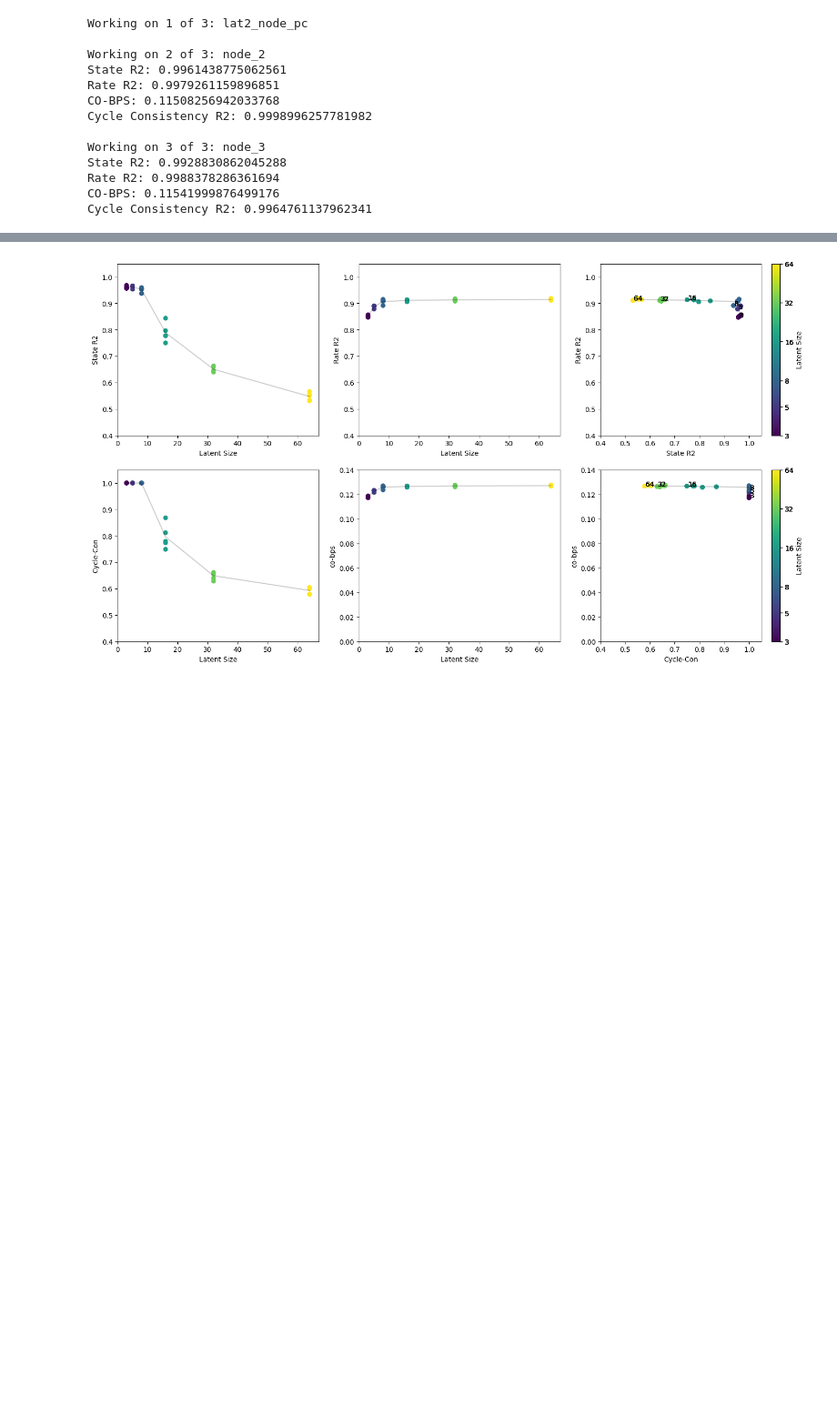
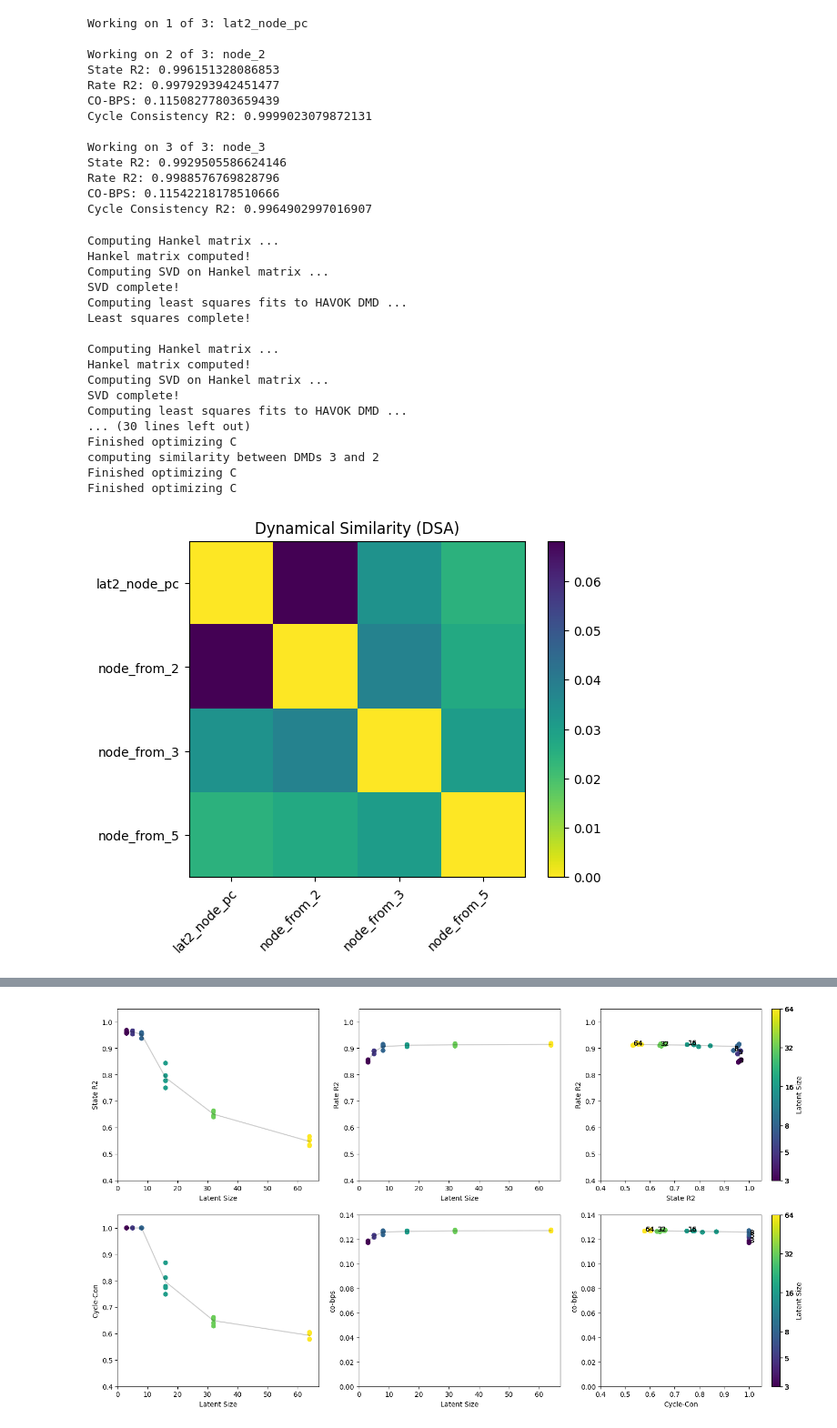
Before and after one commit to alejandradu/ComputationThruDynamicsBenchmark, a Jupyter notebook: examples/notebooks/PC_DD_TT_comparison.ipynb, the cells around one changed output, grey strips where cells are left out. Shown at 91% size. Saved outputs shown, nothing was run; the diff lists cells and outputs as text; code cells hidden in the pictures; blank space fills up the shorter version.

Commit message:
more DD rate26

```diff
--- a/examples/notebooks/PC_DD_TT_comparison.ipynb
+++ b/examples/notebooks/PC_DD_TT_comparison.ipynb
@@ -33,23 +43,25 @@ l5 = Analysis_TT(run_name = "lat5_node_pc", filepath= tt_path + tt_sweep + lat5
 dd_sweep = "tt_PClicks/20250325_NODE_on_PC_NODE_false/"
 
 # from lat2 sim
-dd_lat2 = ['prefix=20250323_PClicks_NODE_grid_latent_size=2_max_epochs=500_seed=0_lr=1.00E-03_weight_decay=1.00E-06_file_index=13',
-'prefix=20250323_PClicks_NODE_grid_latent_size=3_max_epochs=500_seed=0_lr=1.00E-03_weight_decay=1.00E-06_file_index=13']
+dd_lat2 = ['prefix=20250323_PClicks_NODE_grid_latent_size=2_max_epochs=500_seed=0_lr=1.00E-03_weight_decay=1.00E-06_file_index=13']#,
+# 'prefix=20250323_PClicks_NODE_grid_latent_size=3_max_epochs=500_seed=0_lr=1.00E-03_weight_decay=1.00E-06_file_index=13']
+
+# from lat3 sim
+dd_lat3 = ['prefix=20250323_PClicks_NODE_grid_latent_size=2_max_epochs=500_seed=0_lr=1.00E-03_weight_decay=1.00E-06_file_index=52']
+
+# form lat5 sim
+dd_lat5 = ['prefix=20250323_PClicks_NODE_grid_latent_size=2_max_epochs=500_seed=0_lr=1.00E-03_weight_decay=1.00E-06_file_index=66']
 
 comp_node_lat2 = Comparison(comparison_tag = "node_pc")
 comp_node_lat2.load_analysis(l2, group = "tt_lat2_node_pc", reference_analysis=True)
 lat_sizes = []
 
-for subfolder in dd_lat2:
-    subfolder = tt_path + dd_sweep + subfolder + "/"
-    lat_size = int(subfolder.split("latent_size=")[1].split("_")[0])
-    ana_node_lat2 = Analysis_DD.create(run_name = f"node_{lat_size}", filepath = subfolder, model_type = "SAE")
+# for subfolder in dd_lat2:
+lat = [2,3,5]
+for index, subfolder in enumerate([dd_lat2, dd_lat3, dd_lat5]):
+    subfolder = tt_path + dd_sweep + subfolder[0] + "/"
+    #lat_size = int(subfolder.split("latent_size=")[1].split("_")[0])
+    ana_node_lat2 = Analysis_DD.create(run_name = f"node_from_{lat[index]}", filepath = subfolder, model_type = "SAE")
     # print(f"NODE_{lat_size}")
-    lat_sizes.append(lat_size)
+    # lat_sizes.append(lat_size)
     comp_node_lat2.load_analysis(ana_node_lat2, group = "tt_lat2_node_pc")
-
-# # from lat3 sim
-# dd_lat3 = ['prefix=20250323_PClicks_NODE_grid_latent_size=2_max_epochs=500_seed=0_lr=1.00E-03_weight_decay=1.00E-06_file_index=52']
-
-# # form lat5 sim
-# dd_lat5 = ['prefix=20250323_PClicks_NODE_grid_latent_size=2_max_epochs=500_seed=0_lr=1.00E-03_weight_decay=1.00E-06_file_index=66']
@@ -56,17 +92,18 @@ for subfolder in dd_lat2:
 # %%
+# DD diff latent sizes, fromk TT latent size 2
 metric_list = ["state_r2", "rate_r2", 'co-bps', 'cycle_con']
 metrics_node_lat2 = comp_node_lat2.compute_metrics(metric_list=metric_list, cycle_con_var=0.01)
 # %% [output]
 Working on 1 of 3: lat2_node_pc
 
 Working on 2 of 3: node_2
-State R2: 0.9961438775062561
-Rate R2: 0.9979261159896851
-CO-BPS: 0.11508256942033768
-Cycle Consistency R2: 0.9998996257781982
+State R2: 0.996151328086853
+Rate R2: 0.9979293942451477
+CO-BPS: 0.11508277803659439
+Cycle Consistency R2: 0.9999023079872131
 
 Working on 3 of 3: node_3
-State R2: 0.9928830862045288
-Rate R2: 0.9988378286361694
-CO-BPS: 0.11541999876499176
-Cycle Consistency R2: 0.9964761137962341
+State R2: 0.9929505586624146
+Rate R2: 0.9988576769828796
+CO-BPS: 0.11542218178510666
+Cycle Consistency R2: 0.9964902997016907
@@ -72,0 +181,28 @@ Cycle Consistency R2: 0.9964761137962341
+# %%
+similarities = comp_node_lat2.compare_dynamics_DSA(phase="val",
+                                                    n_delays=20,
+                                                    rank=50,
+                                                    delay_interval=1,
+                                                    device="cpu",
+                                                    percent_data=0.01,
+                                                    reduce_all_latents=True,
+                                                  )
+# %% [output]
+Computing Hankel matrix ...
+Hankel matrix computed!
+Computing SVD on Hankel matrix ...
+SVD complete!
+Computing least squares fits to HAVOK DMD ...
+Least squares complete!
+
+Computing Hankel matrix ...
+Hankel matrix computed!
+Computing SVD on Hankel matrix ...
+SVD complete!
+Computing least squares fits to HAVOK DMD ...
+... (30 lines left out)
+Finished optimizing C
+computing similarity between DMDs 3 and 2
+Finished optimizing C
+Finished optimizing C
+[figure, added]
```
Also changed, not shown: parts of 7 cells of this notebook, 5 other files.
